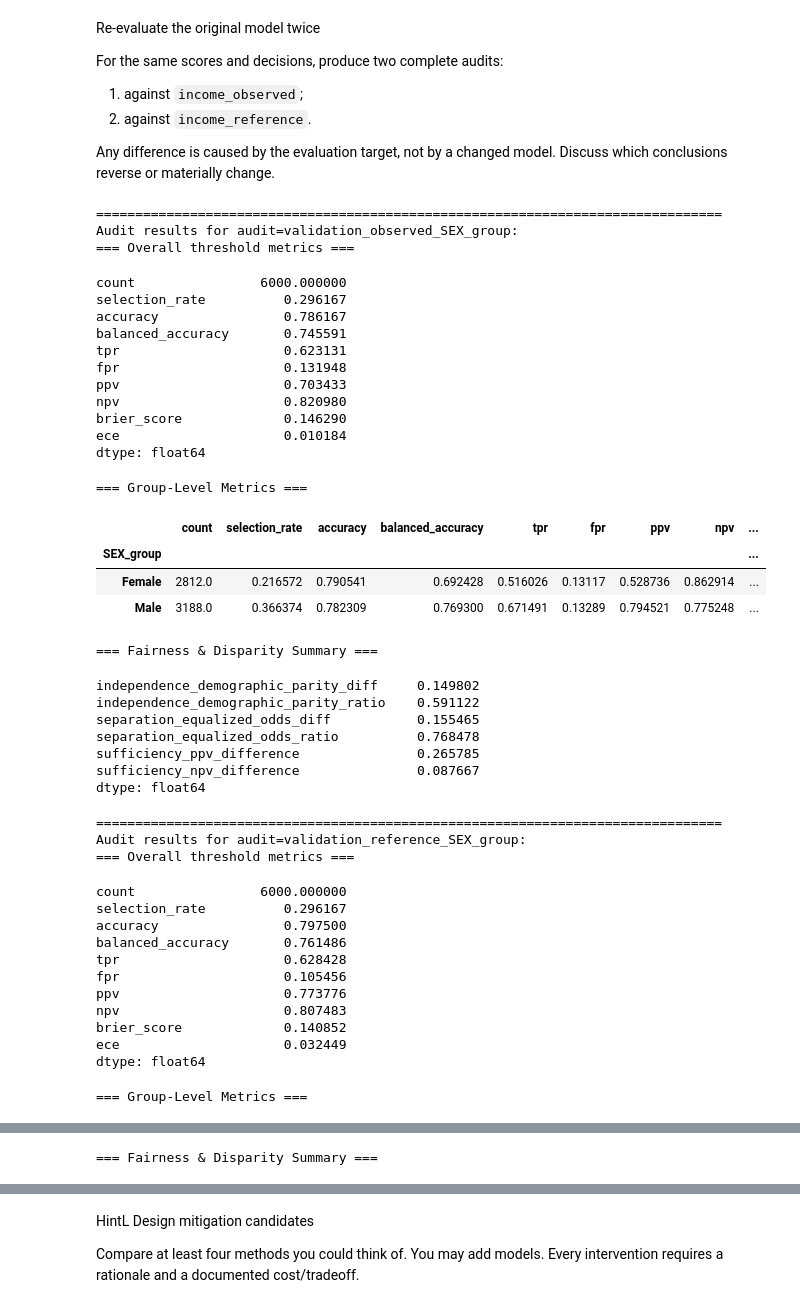
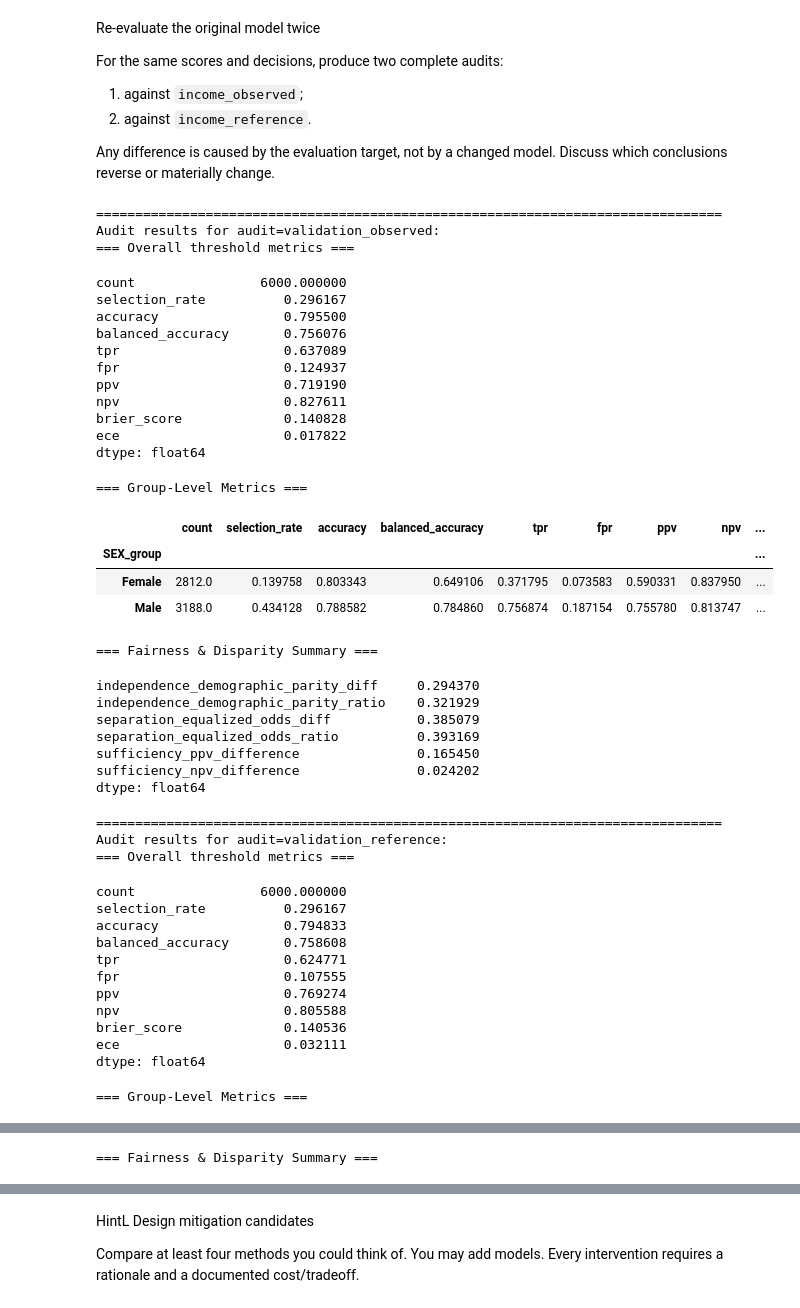
Before and after one commit to bellaVbsVbee/RAI, a Jupyter notebook: Project1/William_Week3_Mitigation_Reference_Evaluation.ipynb, the cells around one changed output, grey strips where cells are left out. Saved outputs shown, nothing was run; the diff lists cells and outputs as text; code cells hidden in the pictures.

```diff
--- a/Project1/William_Week3_Mitigation_Reference_Evaluation.ipynb
+++ b/Project1/William_Week3_Mitigation_Reference_Evaluation.ipynb
@@ -235,14 +282,9 @@ from sklearn.preprocessing import OneHotEncoder, StandardScaler
 from sklearn.linear_model import LogisticRegression
 
 # TODO: reconstruct your Week 2 baseline.
-LABEL = "income_observed"
-ID = "row_id"
-SENSITIVE1 = "SEX_group"
-SENSITIVE2 = "RACE_group"
-
-#FEATURE_COLUMNS = ["AGEP", "COW", "SCHL", "MAR", "OCCP", "POBP", "RELP", "WKHP"]
+SENSITIVE = ["SEX_group"]
 NUMERIC_FEATURES = ["AGEP", "SCHL", "WKHP"]
-CATEGORICAL_FEATURES = ["COW", "MAR", "OCCP", "POBP", "RELP"]
+CATEGORICAL_FEATURES = ["COW", "MAR", "OCCP", "POBP", "RELP", "RACE_group"] + SENSITIVE
 FEATURE_COLUMNS = NUMERIC_FEATURES + CATEGORICAL_FEATURES
 
 def make_model(frame):
@@ -258,7 +300,7 @@ def make_model(frame):
     ])
 
 lr_model = make_model(train)
-lr_model.fit(train[FEATURE_COLUMNS], train[LABEL])
+lr_model.fit(train[FEATURE_COLUMNS], train["income_observed"])
 
 lr_train_pred = lr_model.predict(DATAFRAMES['train'][FEATURE_COLUMNS])
 lr_train_proba = lr_model.predict_proba(DATAFRAMES['train'][FEATURE_COLUMNS])[:,1]
@@ -408,62 +442,61 @@ def display_audit_results(audit, name=None):
     display(audit['disparity'])
 # %%
 # TODO: report utility, independence, separation, sufficiency, and calibration twice.
-def evaluate_model(df, lr_model, label):
+def evaluate_model(df, lr_model):
     scores = lr_model.predict_proba(df[FEATURE_COLUMNS])[:, 1]
     predictions = lr_model.predict(df[FEATURE_COLUMNS])
 
     return scores, predictions
 
 y_eval_obs, y_eval_ref = DATAFRAMES['validation_reference'][['income_observed', 'income_reference']].values.T
-scores, predictions = evaluate_model(DATAFRAMES['validation_reference'], lr_model, 'income_observed')
-scores, predictions = evaluate_model(DATAFRAMES['validation_reference'], lr_model, 'income_reference')
+scores, predictions = evaluate_model(DATAFRAMES['validation_reference'], lr_model)
+scores, predictions = evaluate_model(DATAFRAMES['validation_reference'], lr_model)
 
-sens_attr = [SENSITIVE1]
-audit_obs = audit_model(y_eval_obs, scores, predictions, DATAFRAMES['validation_reference'][sens_attr])
-audit_ref = audit_model(y_eval_ref, scores, predictions, DATAFRAMES['validation_reference'][sens_attr])
-display_audit_results(audit_obs, name = f"audit=validation_observed_{'_'.join(sens_attr)}")
-display_audit_results(audit_ref, name = f"audit=validation_reference_{'_'.join(sens_attr)}")
+audit_obs = audit(y_eval_obs, predictions, DATAFRAMES['validation_reference'][SENSITIVE], scores)
+audit_ref = audit(y_eval_ref, predictions, DATAFRAMES['validation_reference'][SENSITIVE], scores)
+display_audit(audit_obs, name = f"audit=validation_observed")
+display_audit(audit_ref, name = f"audit=validation_reference")
 # %% [output]
 ================================================================================
-Audit results for audit=validation_observed_SEX_group:
+Audit results for audit=validation_observed:
 === Overall threshold metrics ===
 count                6000.000000
 selection_rate          0.296167
-accuracy                0.786167
-balanced_accuracy       0.745591
-tpr                     0.623131
-fpr                     0.131948
-ppv                     0.703433
-npv                     0.820980
-brier_score             0.146290
-ece                     0.010184
+accuracy                0.795500
+balanced_accuracy       0.756076
+tpr                     0.637089
+fpr                     0.124937
+ppv                     0.719190
+npv                     0.827611
+brier_score             0.140828
+ece                     0.017822
 dtype: float64
 === Group-Level Metrics ===
 |  | count | selection_rate | accuracy | balanced_accuracy | tpr | fpr | ppv | npv | ... |
 | SEX_group |  |  |  |  |  |  |  |  | ... |
-| Female | 2812.0 | 0.216572 | 0.790541 | 0.692428 | 0.516026 | 0.13117 | 0.528736 | 0.862914 | ... |
-| Male | 3188.0 | 0.366374 | 0.782309 | 0.769300 | 0.671491 | 0.13289 | 0.794521 | 0.775248 | ... |
+| Female | 2812.0 | 0.139758 | 0.803343 | 0.649106 | 0.371795 | 0.073583 | 0.590331 | 0.837950 | ... |
+| Male | 3188.0 | 0.434128 | 0.788582 | 0.784860 | 0.756874 | 0.187154 | 0.755780 | 0.813747 | ... |
 === Fairness & Disparity Summary ===
-independence_demographic_parity_diff     0.149802
-independence_demographic_parity_ratio    0.591122
-separation_equalized_odds_diff           0.155465
-separation_equalized_odds_ratio          0.768478
-sufficiency_ppv_difference               0.265785
-sufficiency_npv_difference               0.087667
+independence_demographic_parity_diff     0.294370
+independence_demographic_parity_ratio    0.321929
+separation_equalized_odds_diff           0.385079
+separation_equalized_odds_ratio          0.393169
+sufficiency_ppv_difference               0.165450
+sufficiency_npv_difference               0.024202
 dtype: float64
 ================================================================================
-Audit results for audit=validation_reference_SEX_group:
+Audit results for audit=validation_reference:
 === Overall threshold metrics ===
 count                6000.000000
 selection_rate          0.296167
-accuracy                0.797500
-balanced_accuracy       0.761486
-tpr                     0.628428
-fpr                     0.105456
-ppv                     0.773776
-npv                     0.807483
-brier_score             0.140852
-ece                     0.032449
+accuracy                0.794833
+balanced_accuracy       0.758608
+tpr                     0.624771
+fpr                     0.107555
+ppv                     0.769274
+npv                     0.805588
+brier_score             0.140536
+ece                     0.032111
 dtype: float64
 === Group-Level Metrics ===
 |  | count | selection_rate | accuracy | balanced_accuracy | tpr | fpr | ppv | npv | ... |
```
Also changed, not shown: parts of 13 cells of this notebook, 3 other files.
